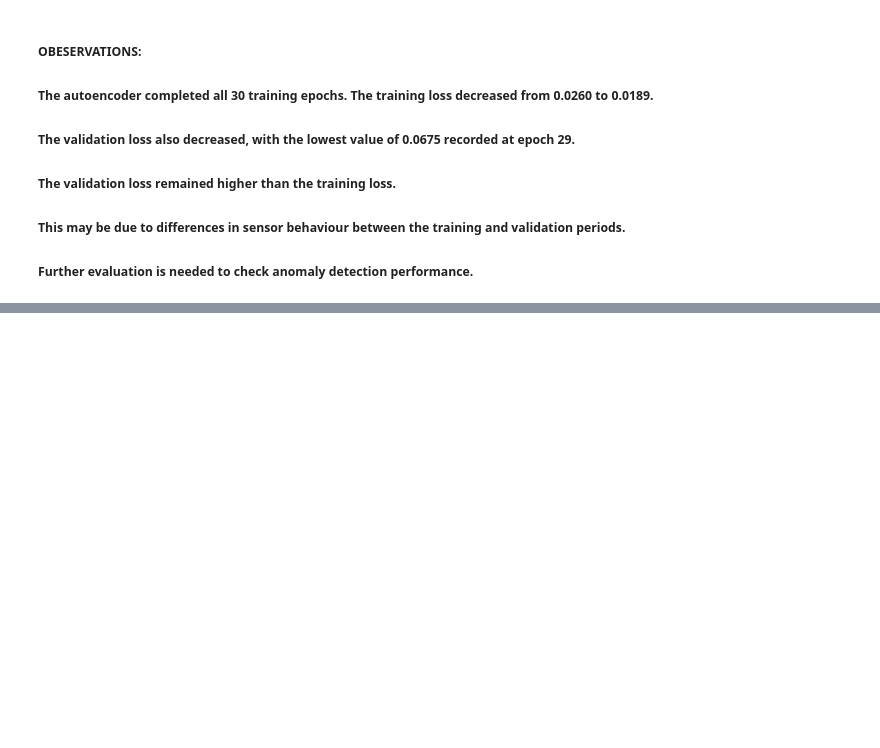
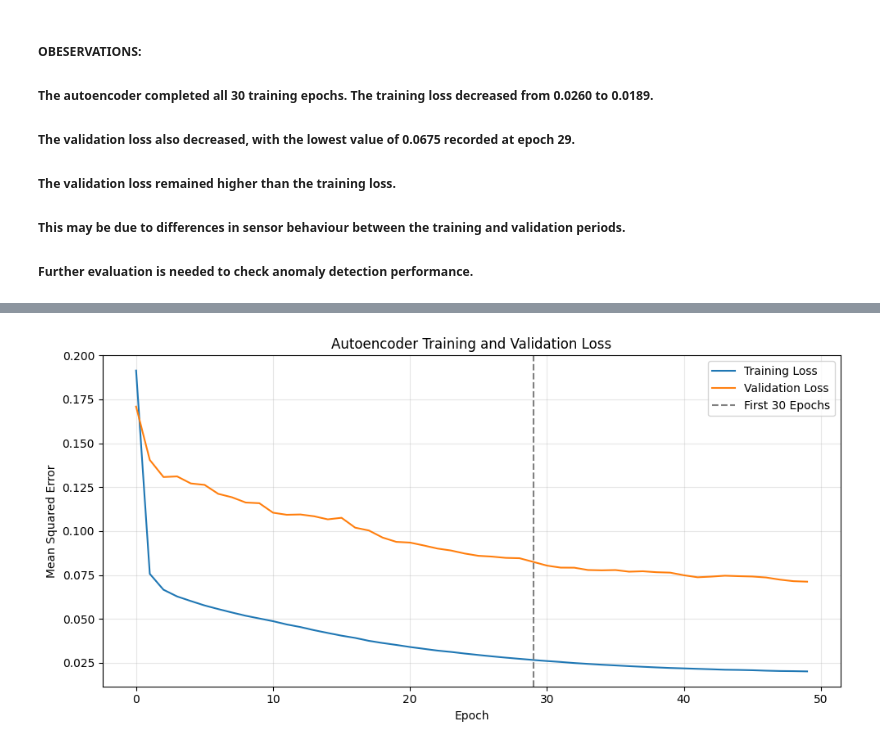
Before and after one commit to shashikawka/268452H-CS5998-Capstone-Project, a Jupyter notebook: 04_autoencoder_anomaly_detection.ipynb, the cells around one changed output, grey strips where cells are left out. Drawn from its saved outputs; the diff is of its cells as text; code cells hidden in the pictures; blank space fills up the shorter version.

Commit message:
Auto_Encoder_Model : Implement and train window-based auto-encoder with reconstruction error analysis

```diff
--- a/04_autoencoder_anomaly_detection.ipynb
+++ b/04_autoencoder_anomaly_detection.ipynb
@@ -271,3 +271,22 @@ plt.savefig(
 ##### The validation loss remained higher than the training loss.
 ##### This may be due to differences in sensor behaviour between the training and validation periods.
 ##### Further evaluation is needed to check anomaly detection performance.
+# %%
+#3.3 Continue training for up to 20 more epochs
+
+# Continue training the existing autoencoder
+additional_history = autoencoder.fit(
+    X_train_windows,
+    X_train_windows,
+    validation_data=(X_val_windows, X_val_windows),
+    epochs=20,
+    batch_size=256,
+    shuffle=True,
+    callbacks=[early_stopping],
+    verbose=1
+)
+
+print("\nAdditional training completed.")
+print("Additional epochs:", len(additional_history.history['loss']))
+print("Best additional validation loss:",
+      min(additional_history.history['val_loss']))
@@ -273,0 +311,39 @@ plt.savefig(
+# %%
+#3.4 Plot the complete training history
+
+# Combine the original and additional training results
+all_train_loss = (
+    history.history['loss'] +
+    additional_history.history['loss']
+)
+
+all_val_loss = (
+    history.history['val_loss'] +
+    additional_history.history['val_loss']
+)
+
+plt.figure(figsize=(10, 5))
+
+plt.plot(all_train_loss, label='Training Loss')
+plt.plot(all_val_loss, label='Validation Loss')
+
+plt.axvline(
+    x=29,
+    color='gray',
+    linestyle='--',
+    label='First 30 Epochs'
+)
+
+plt.title('Autoencoder Training and Validation Loss')
+plt.xlabel('Epoch')
+plt.ylabel('Mean Squared Error')
+plt.legend()
+plt.grid(alpha=0.3)
+
+plt.tight_layout()
+plt.show()
+
+print("Total epochs:", len(all_train_loss))
+print("Best validation loss:", min(all_val_loss))
+# %% [output]
+[figure, added]
```
Also changed, not shown: parts of 21 cells of this notebook.
